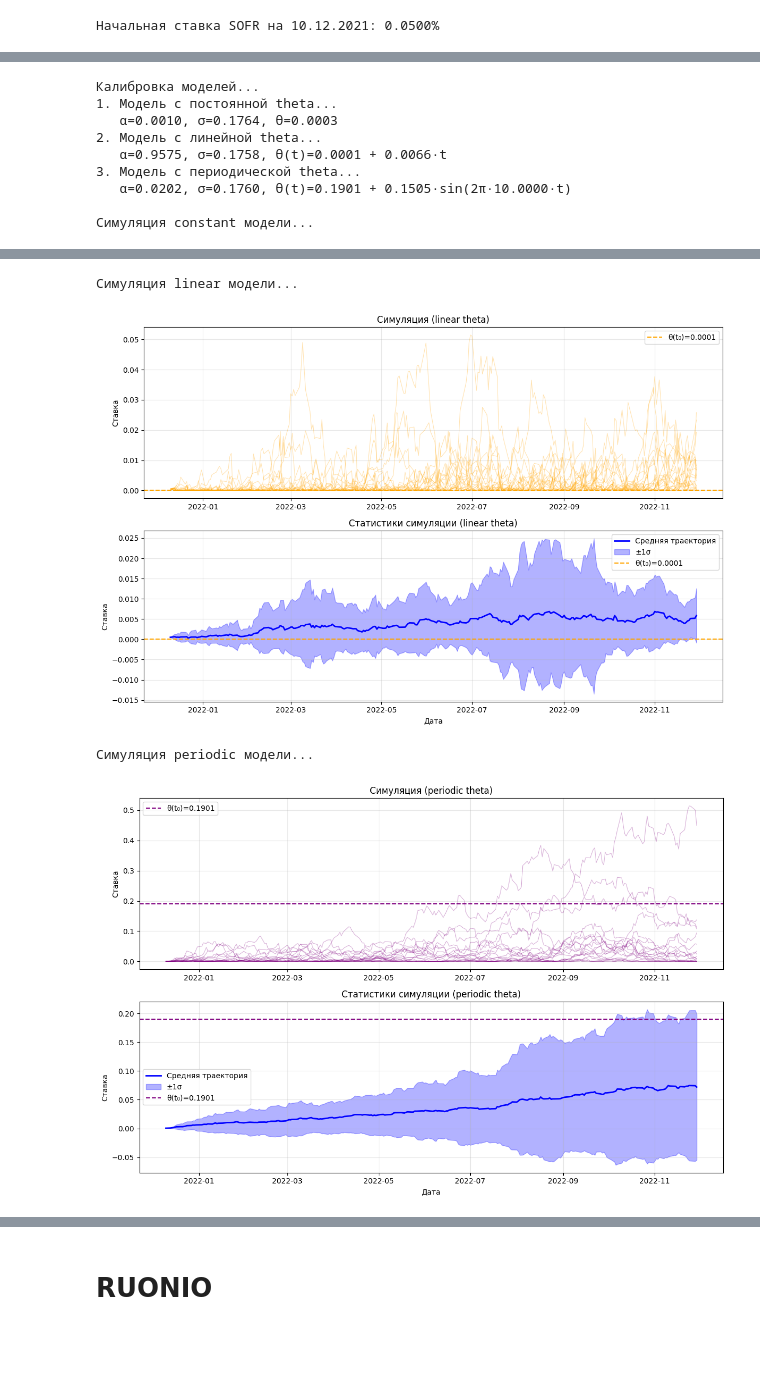
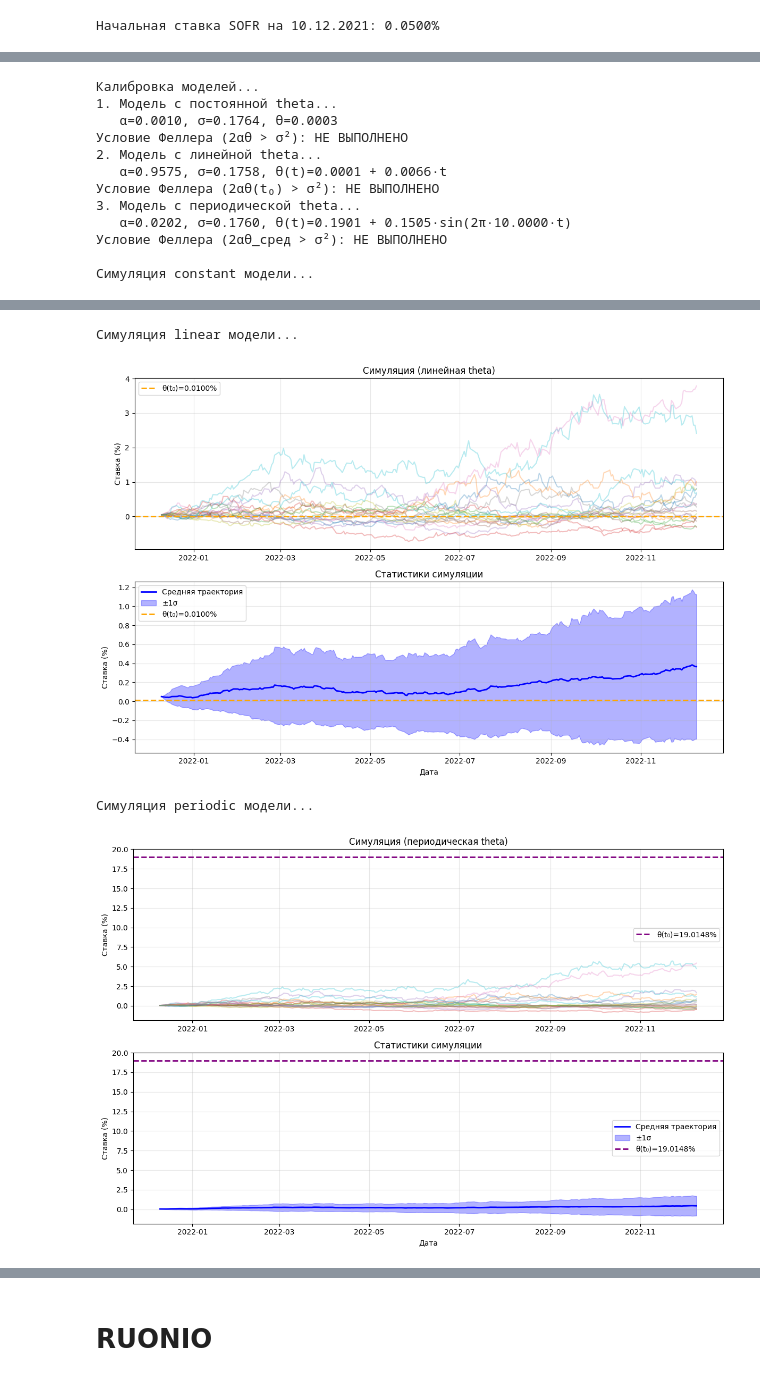
Before and after one commit to ArtemLiA/Quants-Project, a Jupyter notebook: main.ipynb, the cells around one changed output, grey strips where cells are left out. Cells and saved outputs as stored; diff of their text form; code cells hidden in the pictures; blank space fills up the shorter version.

Commit message:
симуляции FXLogModel

```diff
--- a/main.ipynb
+++ b/main.ipynb
@@ -69,15 +66,25 @@ models = calibrate_models(sofr_df["Rate"].values, mode="sofr")
 for model_type in models:
     print(f"\nСимуляция {model_type} модели...")
     model = create_model(models[model_type], model_type)
-    dates, trajectories = simulate_model(model, sofr_initial, sofr_df)
+    dates, trajectories = simulate_model(
+        model=model,
+        initial_value=sofr_initial,
+        start_date=calc_date,
+        end_date=end_date,
+        n_paths=50,
+        model_type="rate",
+    )
     plot_simulation(dates, trajectories, model_type, models[model_type])
 # %% [output]
 Калибровка моделей...
 1. Модель с постоянной theta...
    α=0.0010, σ=0.1764, θ=0.0003
+Условие Феллера (2αθ > σ²): НЕ ВЫПОЛНЕНО
 2. Модель с линейной theta...
    α=0.9575, σ=0.1758, θ(t)=0.0001 + 0.0066·t
+Условие Феллера (2αθ(t₀) > σ²): НЕ ВЫПОЛНЕНО
 3. Модель с периодической theta...
    α=0.0202, σ=0.1760, θ(t)=0.1901 + 0.1505·sin(2π·10.0000·t)
+Условие Феллера (2αθ_сред > σ²): НЕ ВЫПОЛНЕНО
 
 Симуляция constant модели...
@@ -85,5 +92,5 @@ for model_type in models:
 Симуляция linear модели...
-[figure, old version]
+[figure, new version]
 Симуляция periodic модели...
-[figure, old version]
+[figure, new version]
 # %%
```
Also changed, not shown: parts of 18 cells of this notebook, 9 other files.
